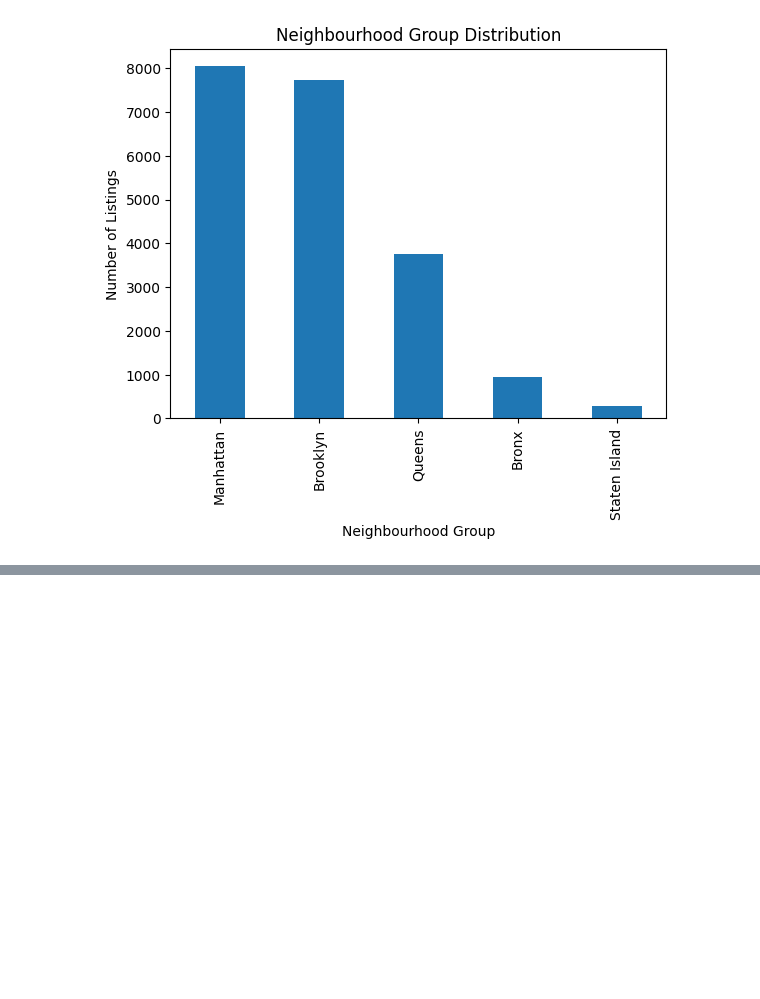
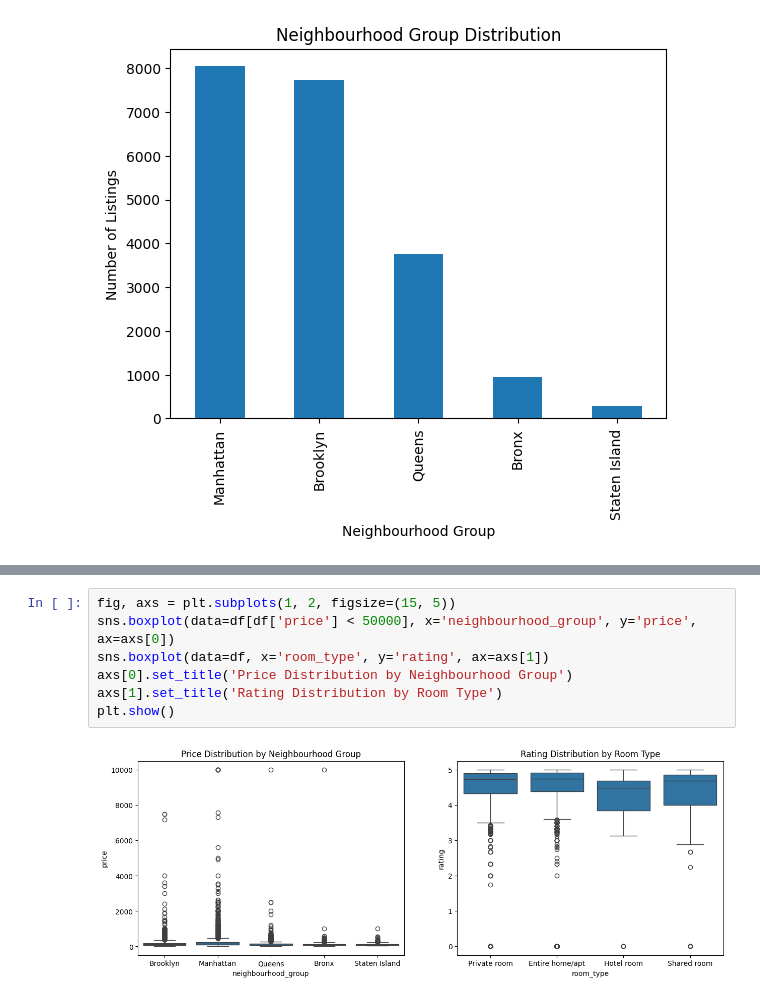
Before and after one commit to Pacholki/ML-2projekcik, a Jupyter notebook: EDA.ipynb, the cells around one changed output, grey strips where cells are left out. Drawn from its saved outputs; the diff is of its cells as text; blank space fills up the shorter version.

```diff
--- a/EDA.ipynb
+++ b/EDA.ipynb
@@ -92,0 +95,9 @@ plt.tight_layout()
+# %%
+fig, axs = plt.subplots(1, 2, figsize=(15, 5))
+sns.boxplot(data=df[df['price'] < 50000], x='neighbourhood_group', y='price', ax=axs[0])
+sns.boxplot(data=df, x='room_type', y='rating', ax=axs[1])
+axs[0].set_title('Price Distribution by Neighbourhood Group')
+axs[1].set_title('Rating Distribution by Room Type')
+plt.show()
+# %% [output]
+[figure, added]
```
Also changed, not shown: parts of 14 cells of this notebook.
